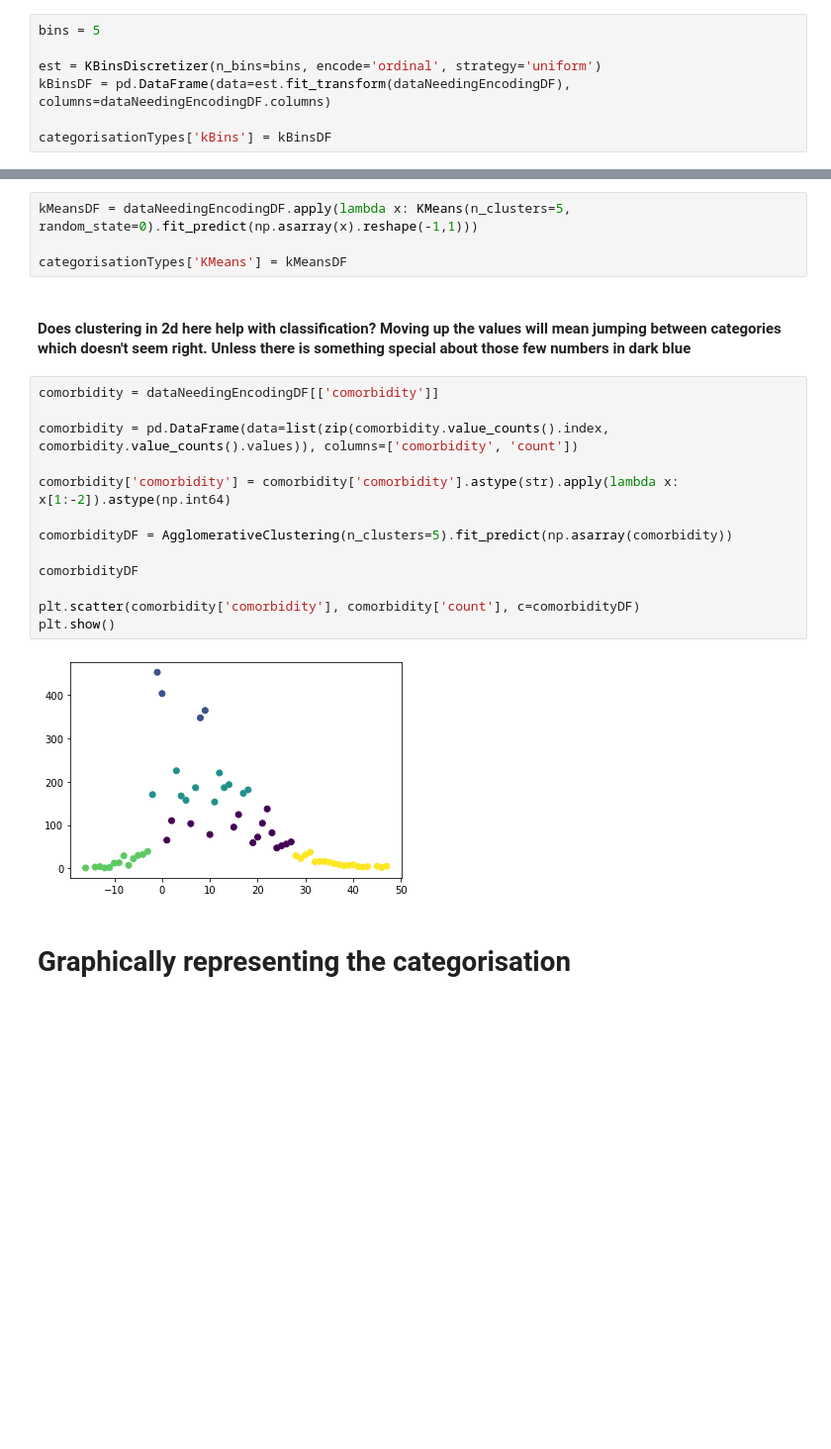
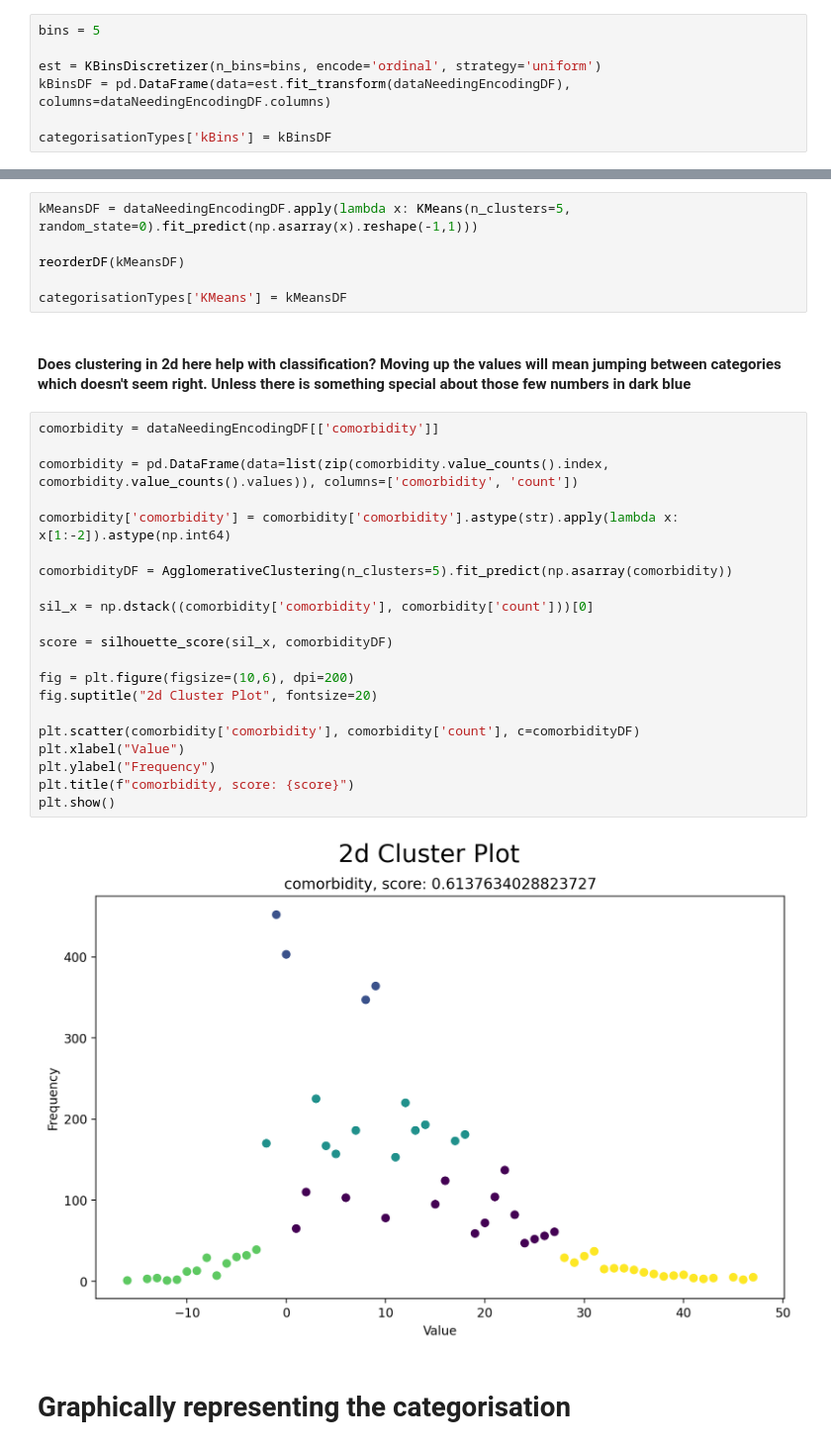
Before and after one commit to BenMarkFrost/LEN_Individual_Project, a Jupyter notebook: Static/staticCategorisation.ipynb, the cells around one changed output, grey strips where cells are left out. Shown at 99% size. Cells and saved outputs as stored; diff of their text form; blank space fills up the shorter version.

```diff
--- a/Static/staticCategorisation.ipynb
+++ b/Static/staticCategorisation.ipynb
@@ -147,24 +145,34 @@ categorisationTypes['Agglomerative'] = agglomerativeDF
 # %%
 kMeansDF = dataNeedingEncodingDF.apply(lambda x: KMeans(n_clusters=5, random_state=0).fit_predict(np.asarray(x).reshape(-1,1)))
 
+reorderDF(kMeansDF)
+
 categorisationTypes['KMeans'] = kMeansDF
 # %% [markdown]
 #### Does clustering in 2d here help with classification? Moving up the values will mean jumping between categories which doesn't seem right. Unless there is something special about those few numbers in dark blue
 # %%
 comorbidity = dataNeedingEncodingDF[['comorbidity']]
 
 comorbidity = pd.DataFrame(data=list(zip(comorbidity.value_counts().index, comorbidity.value_counts().values)), columns=['comorbidity', 'count'])
 
 comorbidity['comorbidity'] = comorbidity['comorbidity'].astype(str).apply(lambda x: x[1:-2]).astype(np.int64)
 
 comorbidityDF = AgglomerativeClustering(n_clusters=5).fit_predict(np.asarray(comorbidity))
 
-comorbidityDF
+sil_x = np.dstack((comorbidity['comorbidity'], comorbidity['count']))[0]
+
+score = silhouette_score(sil_x, comorbidityDF)
+
+fig = plt.figure(figsize=(10,6), dpi=200)
+fig.suptitle("2d Cluster Plot", fontsize=20)
 
 plt.scatter(comorbidity['comorbidity'], comorbidity['count'], c=comorbidityDF)
+plt.xlabel("Value")
+plt.ylabel("Frequency")
+plt.title(f"comorbidity, score: {score}")
 plt.show()
 # %% [output]
-[figure, old version]
+[figure, new version]
 # %% [markdown]
 # Graphically representing the categorisation
 # %%
```
Also changed, not shown: parts of 8 cells of this notebook.
